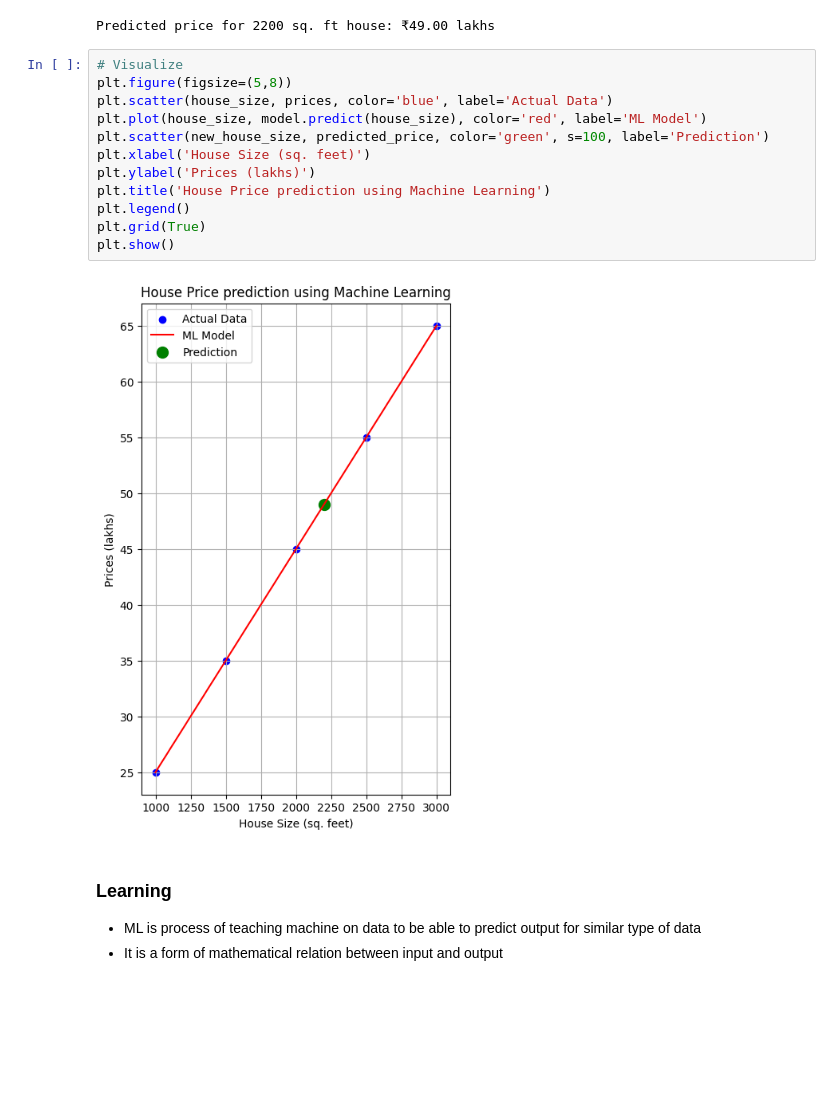
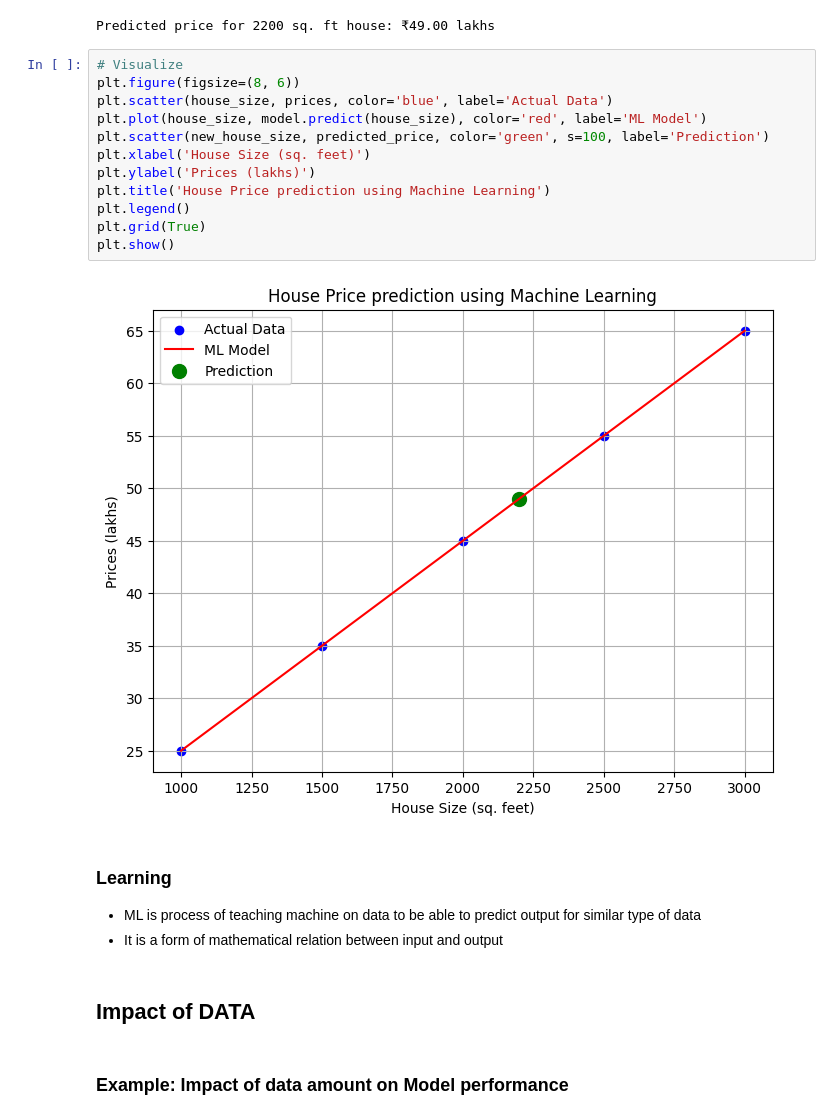
Before and after one commit to AarambhaAnta/Ml, a Jupyter notebook: l1-house-prediction.ipynb, the cells around one changed output. Saved outputs shown, nothing was run; the diff lists cells and outputs as text; blank space fills up the shorter version.

```diff
--- a/l1-house-prediction.ipynb
+++ b/l1-house-prediction.ipynb
@@ -29,20 +31,24 @@ print(f"Predicted price for 2200 sq. ft house: ₹{predicted_price[0]:.2f} lakhs
 Predicted price for 2200 sq. ft house: ₹49.00 lakhs
 # %%
 # Visualize
-plt.figure(figsize=(5,8))
+plt.figure(figsize=(8, 6))
 plt.scatter(house_size, prices, color='blue', label='Actual Data')
 plt.plot(house_size, model.predict(house_size), color='red', label='ML Model')
 plt.scatter(new_house_size, predicted_price, color='green', s=100, label='Prediction')
 plt.xlabel('House Size (sq. feet)')
 plt.ylabel('Prices (lakhs)')
 plt.title('House Price prediction using Machine Learning')
 plt.legend()
 plt.grid(True)
 plt.show()
 # %% [output]
-[figure, old version]
+[figure, new version]
 # %% [markdown]
 ### Learning
 
 - ML is process of teaching machine on data to be able to predict output for similar type of data
 - It is a form of mathematical relation between input and output
+# %% [markdown]
+## Impact of DATA
+# %% [markdown]
+### Example: Impact of data amount on Model performance
```
Also changed, not shown: parts of 8 cells of this notebook.
